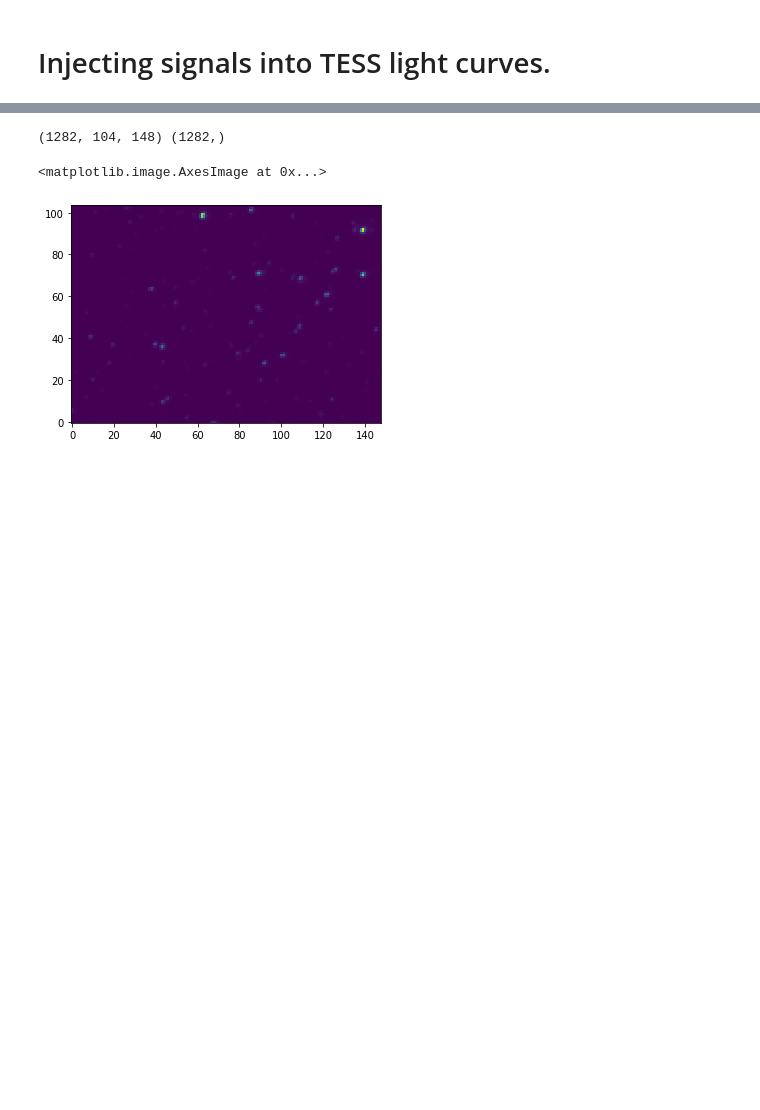
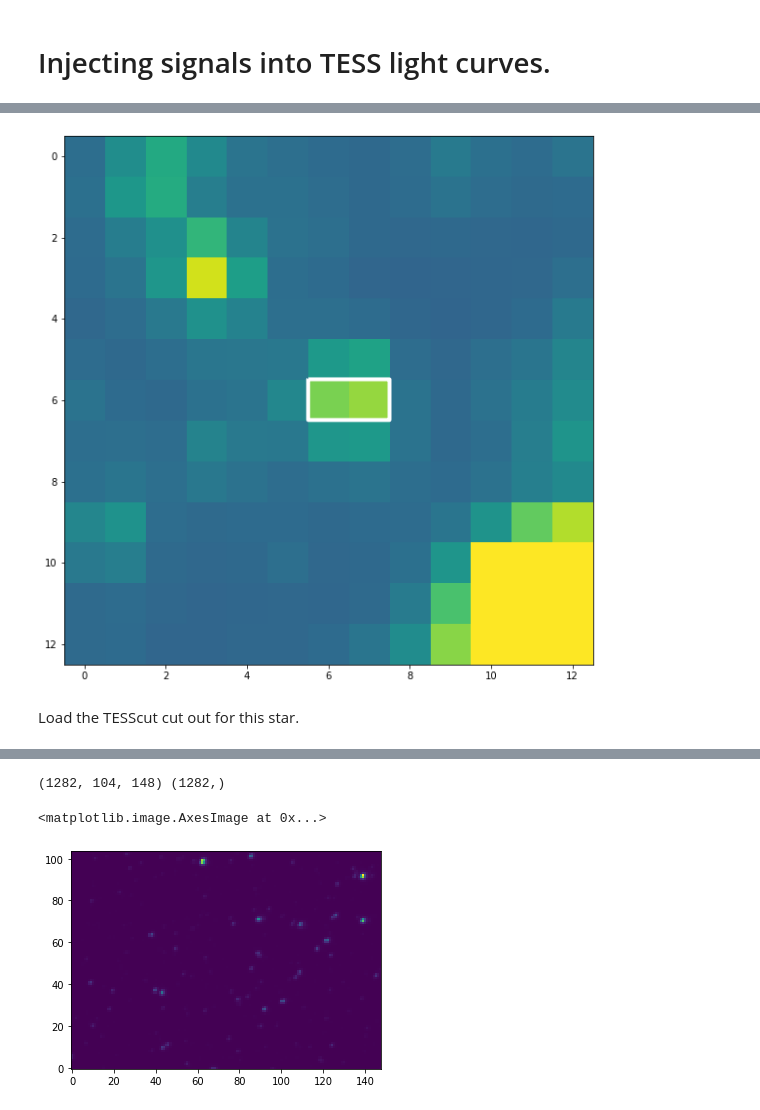
Before and after one commit to RuthAngus/TESS-rotation, a Jupyter notebook: code/notebooks/Injection_tests.ipynb, the cells around one changed output, grey strips where cells are left out. Cells and saved outputs as stored; diff of their text form; code cells hidden in the pictures; blank space fills up the shorter version.

```diff
--- a/code/notebooks/Injection_tests.ipynb
+++ b/code/notebooks/Injection_tests.ipynb
@@ -12,0 +41,16 @@ from scipy.interpolate import RectBivariateSpline
+# %%
+# star = eleanor.multi_sectors(tic=306469159, sectors=[1, 2])
+# star = eleanor.Source(tic=272429282, sector=1, tc=True)
+
+# ticid = "382627020"  # quiet star
+ticid = "260354552"  # Previous CPM example.
+ticid = "349061281"  # Flat CPM example.
+star = eleanor.Source(tic=ticid, sector=1, tc=True)
+# %%
+data = eleanor.TargetData(star)
+q = data.quality == 0
+
+vis = eleanor.Visualize(data)
+vis.aperture_contour(vmin=0, vmax=300);
+# %% [output]
+[figure, added]
@@ -12,0 +59,2 @@ from scipy.interpolate import RectBivariateSpline
+# %% [markdown]
+Load the TESScut cut out for this star.
```
Also changed, not shown: parts of 21 cells of this notebook, 4 other files.
